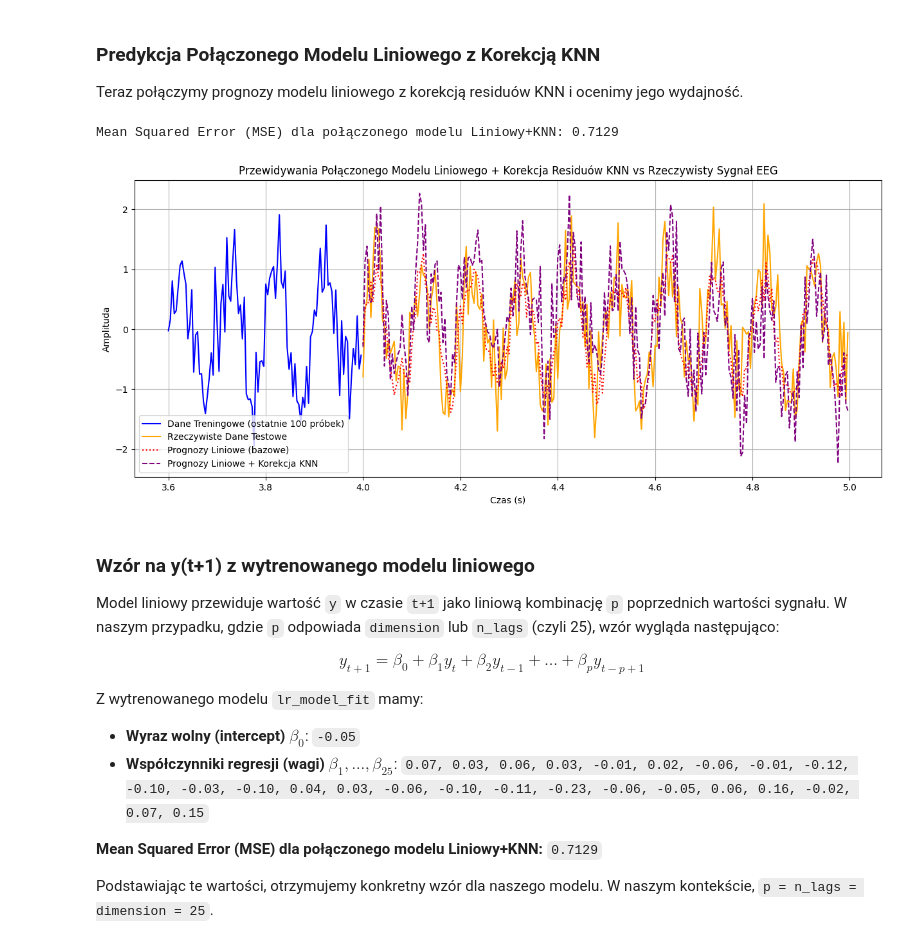
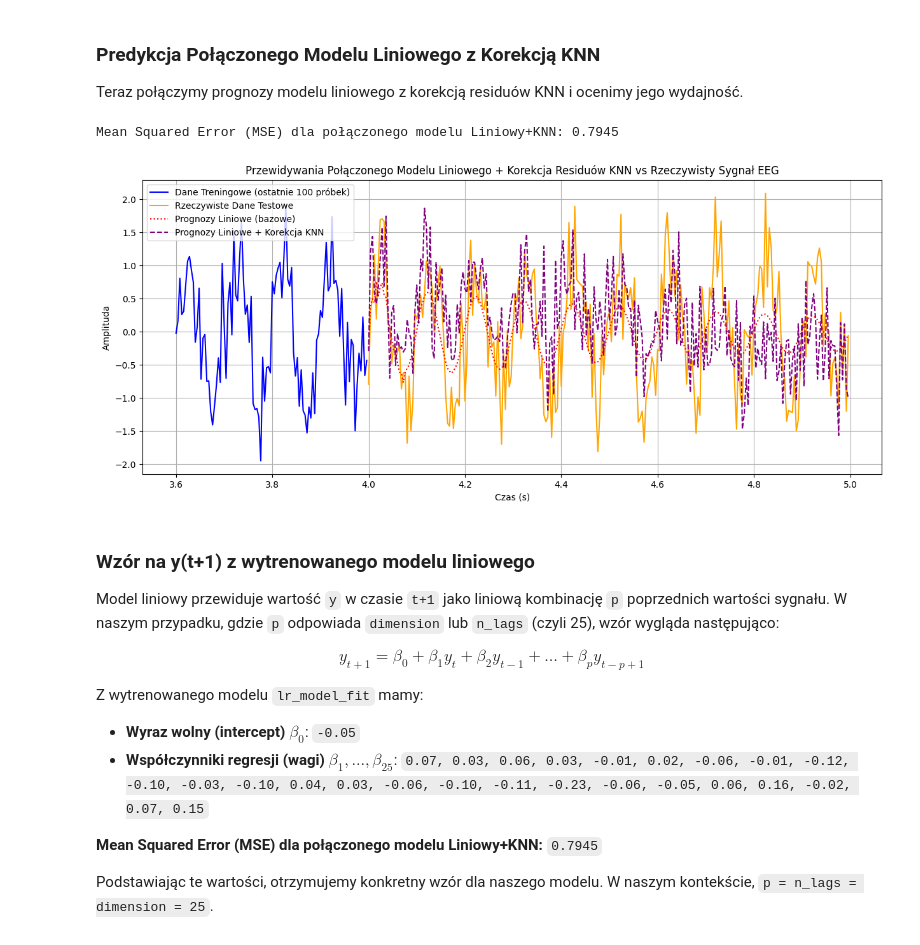
Before and after one commit to piwmat/test, a Jupyter notebook: Untitled1.ipynb, the cells around one changed output. Saved outputs shown, nothing was run; the diff lists cells and outputs as text; code cells hidden in the pictures.

```diff
--- a/Untitled1.ipynb
+++ b/Untitled1.ipynb
@@ -377,16 +377,21 @@ Model KNN dla korekcji residuów modelu liniowego został wytrenowany.
 Teraz połączymy prognozy modelu liniowego z korekcją residuów KNN i ocenimy jego wydajność.
 # %%
 # 1. Predykcja bazowa modelu liniowego dla całego zestawu testowego
-# Podobnie jak dla walidacji, potrzebujemy cech z poprzednich (n_lags) punktów.
-# Początkowe cechy będą pochodziły z końca danych treningowych (całe dane treningowe, nie tylko base).
-full_test_series_lr = np.concatenate((dane_treningowe[-n_lags:], dane_testowe))
+# Potrzebujemy cech z poprzednich (n_lags) punktów, ale bez wycieku danych z zestawu testowego.
+# Będziemy wykonywać prognozy iteracyjnie, używając własnych przewidywań jako nowych cech.
 
-X_test_lr_features = []
-for i in range(n_lags, len(full_test_series_lr)):
-    X_test_lr_features.append(full_test_series_lr[i-n_lags:i])
-X_test_lr_features = np.array(X_test_lr_features)
+lr_forecast_test = []
+current_window = dane_treningowe[-n_lags:].copy() # Początkowe okno z końca danych treningowych
 
-lr_forecast_test = lr_model_fit.predict(X_test_lr_features)
+for i in range(len(dane_testowe)):
+    # Przewidujemy następny punkt za pomocą obecnego okna
+    next_prediction = lr_model_fit.predict(current_window.reshape(1, -1))[0]
+    lr_forecast_test.append(next_prediction)
+
+    # Aktualizujemy okno: usuwamy najstarszą wartość, dodajemy nową predykcję
+    current_window = np.append(current_window[1:], next_prediction)
+
+lr_forecast_test = np.array(lr_forecast_test)
 
 # 2. Iteracyjna predykcja residuów za pomocą KNN (dla modelu liniowego)
 predicted_residuals_knn_lr = []
@@ -404,35 +409,35 @@ for i in range(len(dane_testowe)):
     # Pierwszy element przewidywanego następnego wektora stanu to przewidywane residuum dla bieżącego kroku
     predicted_residual_for_step_lr = predicted_next_residual_state_vector_lr[0]
     predicted_residuals_knn_lr.append(predicted_residual_for_step_lr)
 
     # Aktualizujemy bieżący wektor stanu na następny przewidywany stan dla kolejnej iteracji
     current_residual_state_vector_lr = predicted_next_residual_state_vector_lr
 
 predicted_residuals_knn_lr = np.array(predicted_residuals_knn_lr)
 
 # 3. Łączenie prognozy modelu liniowego z korekcją residuów KNN
 final_predictions_combined_lr = lr_forecast_test + predicted_residuals_knn_lr
 
 # 4. Ocena połączonego modelu
 mse_combined_lr = mean_squared_error(dane_testowe, final_predictions_combined_lr)
 print(f"Mean Squared Error (MSE) dla połączonego modelu Liniowy+KNN: {mse_combined_lr:.4f}")
 
 # 5. Wizualizacja przewidywań
 plt.figure(figsize=(15, 6))
 # Wykres części danych treningowych dla kontekstu
 plt.plot(os_czasu[rozmiar_treningowy-100:rozmiar_treningowy], sygnal_eeg[rozmiar_treningowy-100:rozmiar_treningowy], label='Dane Treningowe (ostatnie 100 próbek)', color='blue')
 plt.plot(os_czasu_test, dane_testowe, label='Rzeczywiste Dane Testowe', color='orange')
 plt.plot(os_czasu_test, lr_forecast_test, label='Prognozy Liniowe (bazowe)', color='red', linestyle=':')
 plt.plot(os_czasu_test, final_predictions_combined_lr, label='Prognozy Liniowe + Korekcja KNN', color='purple', linestyle='--')
 plt.title('Przewidywania Połączonego Modelu Liniowego + Korekcja Residuów KNN vs Rzeczywisty Sygnał EEG')
 plt.xlabel('Czas (s)')
 plt.ylabel('Amplituda')
 plt.legend()
 plt.grid(True)
 plt.show()
 # %% [output]
-Mean Squared Error (MSE) dla połączonego modelu Liniowy+KNN: 0.7129
+Mean Squared Error (MSE) dla połączonego modelu Liniowy+KNN: 0.7945
-[figure, old version]
+[figure, new version]
 # %%
 from IPython.display import Markdown
 
@@ -476,6 +481,6 @@ Z wytrenowanego modelu `lr_model_fit` mamy:
 - **Wyraz wolny (intercept)** $\beta_0$: `-0.05`
 - **Współczynniki regresji (wagi)** $\beta_1, \dots, \beta_25$: `0.07, 0.03, 0.06, 0.03, -0.01, 0.02, -0.06, -0.01, -0.12, -0.10, -0.03, -0.10, 0.04, 0.03, -0.06, -0.10, -0.11, -0.23, -0.06, -0.05, 0.06, 0.16, -0.02, 0.07, 0.15`
 
-**Mean Squared Error (MSE) dla połączonego modelu Liniowy+KNN:** `0.7129`
+**Mean Squared Error (MSE) dla połączonego modelu Liniowy+KNN:** `0.7945`
 
 Podstawiając te wartości, otrzymujemy konkretny wzór dla naszego modelu. W naszym kontekście, `p = n_lags = dimension = 25`.
```
